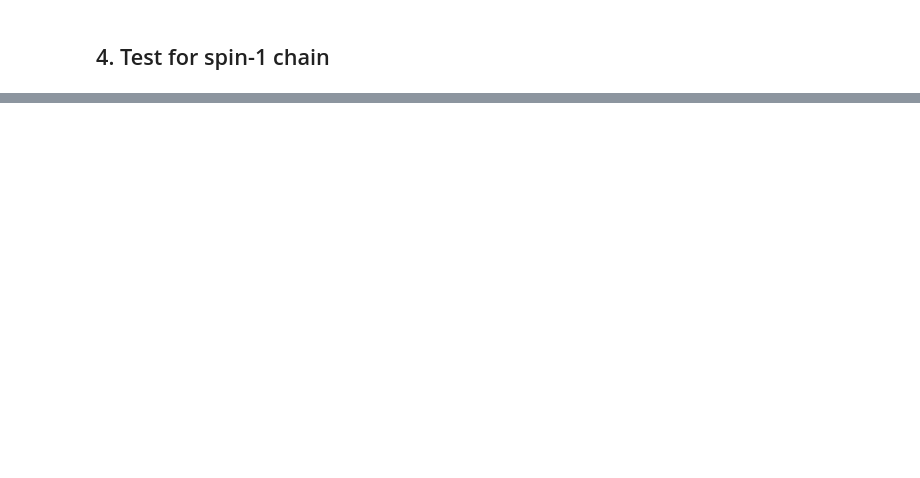
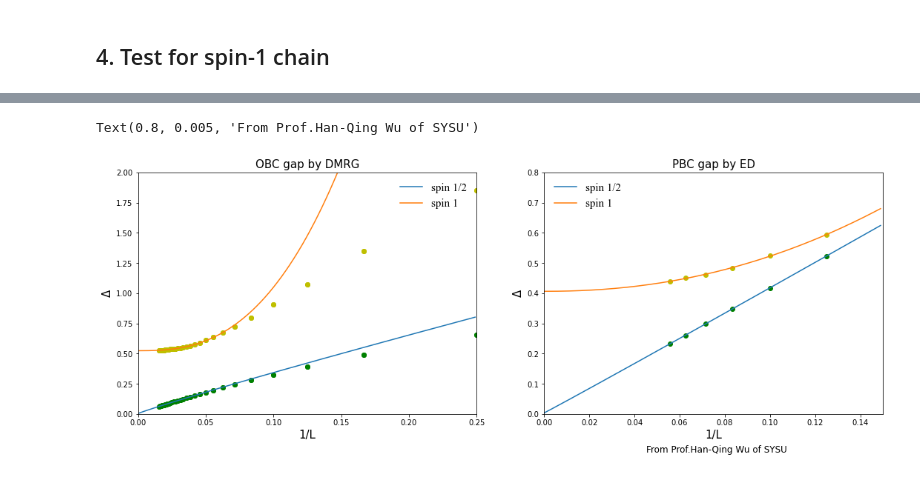
Before and after one commit to hylu666/hku-physics4150, a Jupyter notebook: DMRG_tutorial/DMRG_blockEnlarge.ipynb, the cells around one changed output, grey strips where cells are left out. Drawn from its saved outputs; the diff is of its cells as text; code cells hidden in the pictures; blank space fills up the shorter version.

```diff
--- a/DMRG_tutorial/DMRG_blockEnlarge.ipynb
+++ b/DMRG_tutorial/DMRG_blockEnlarge.ipynb
@@ -315,0 +283,2 @@ def single_dmrg_step(sys,env,mm):
+# %%
+(energy,), psi0  = eigsh(Sz1, k=1, which="SA")
@@ -585,0 +588,18 @@ E/L = -1.3770933280731357
+# %%
+L_list=[]
+gap_one_list=[]
+
+L=64
+mm=32
+block = initial_block
+#keep growing the block
+#let the right block = left block, i.e. env=sys
+while 2*block.length<L:
+    #1st step, grow 1 to 2 sites, hence 4 sites in superblock
+    print('L =',block.length*2 + 2)
+    L_list.append(block.length*2 + 2)
+    block, energy,gap,gap4 = single_dmrg_step(block, block, mm)
+    #print('E/L =', energy/(block.length*2))
+    #print('gap=',gap)
+    #print("gap4=",gap4)
+    gap_one_list.append(gap4)
@@ -585,0 +626,60 @@ E/L = -1.3770933280731357
+# %%
+fig=plt.figure(figsize=(18,6))
+ax1 = plt.subplot(121)
+ax2 = plt.subplot(122)
+
+
+ax1.scatter(L_rev,gap_half_list,color="g")
+ax1.scatter(L_rev,gap_one_list,color="y")
+
+
+def func(x,a,b,c):
+    return a*x**b+c
+
+ax1.scatter(L_rev,gap_half_list,color="g")
+ax1.scatter(L_rev,gap_one_list,color="y")
+
+popt1,pcov1 = curve_fit(func,L_rev[10:],gap_half_list[10:])
+x1 = np.arange(0,0.25,0.001)
+y1 = [func(i,popt1[0],popt1[1],popt1[2]) for i in x1]
+ax1.plot(x1,y1,label = "spin 1/2")
+
+popt2,pcov2 = curve_fit(func,L_rev[10:],gap_one_list[10:])
+x2 = np.arange(0,0.25,0.001)
+y2 = [func(i,popt2[0],popt2[1],popt2[2]) for i in x2]
+ax1.plot(x2,y2,label="spin 1")
+
+ax1.set_xlim(0,0.25)
+ax1.set_ylim(0,2)
+ax1.legend(frameon=False,prop={"size":15,"family":"Times New Roman"})
+ax1.set_title('OBC gap by DMRG',fontsize=15)
+ax1.set_xlabel('1/L',fontsize=15)
+ax1.set_ylabel("$\Delta$",fontsize=15)
+
+xx1,yy1 = np.sort(1/np.arange(8,19,2)),np.array([0.232,0.261,0.298,0.348,0.418,0.523])
+yy2 = np.array([0.44,0.45,0.46,0.4841964699122272,0.5248,0.5935])
+ax2.scatter(xx1,yy1,color="g")
+ax2.scatter(xx1,yy2,color="y")
+
+popt3,pcov3 = curve_fit(func,xx1,yy1)
+xxx1 = np.arange(0,0.15,0.001)
+yyy1 = [func(i,popt3[0],popt3[1],popt3[2]) for i in xxx1]
+ax2.plot(xxx1,yyy1,label="spin 1/2")
+
+popt4,pcov4 = curve_fit(func,xx1,yy2)
+xxx2 = np.arange(0,0.15,0.001)
+yyy2 = [func(i,popt4[0],popt4[1],popt4[2]) for i in xxx2]
+ax2.plot(xxx2,yyy2,label="spin 1")
+ax2.set_xlim(0,0.15)
+ax2.set_ylim(0,0.8)
+
+ax2.legend(frameon=False,prop={"size":15,"family":"Times New Roman"})
+ax2.set_title('PBC gap by ED',fontsize=15)
+ax2.set_xlabel('1/L',fontsize=15)
+ax2.set_ylabel("$\Delta$",fontsize=15)
+
+txt="From Prof.Han-Qing Wu of SYSU"
+fig.text(0.8,0.005,txt,ha="right",fontsize=12)
+# %% [output]
+Text(0.8, 0.005, 'From Prof.Han-Qing Wu of SYSU')
+[figure, added]
```
Also changed, not shown: parts of 20 cells of this notebook.
